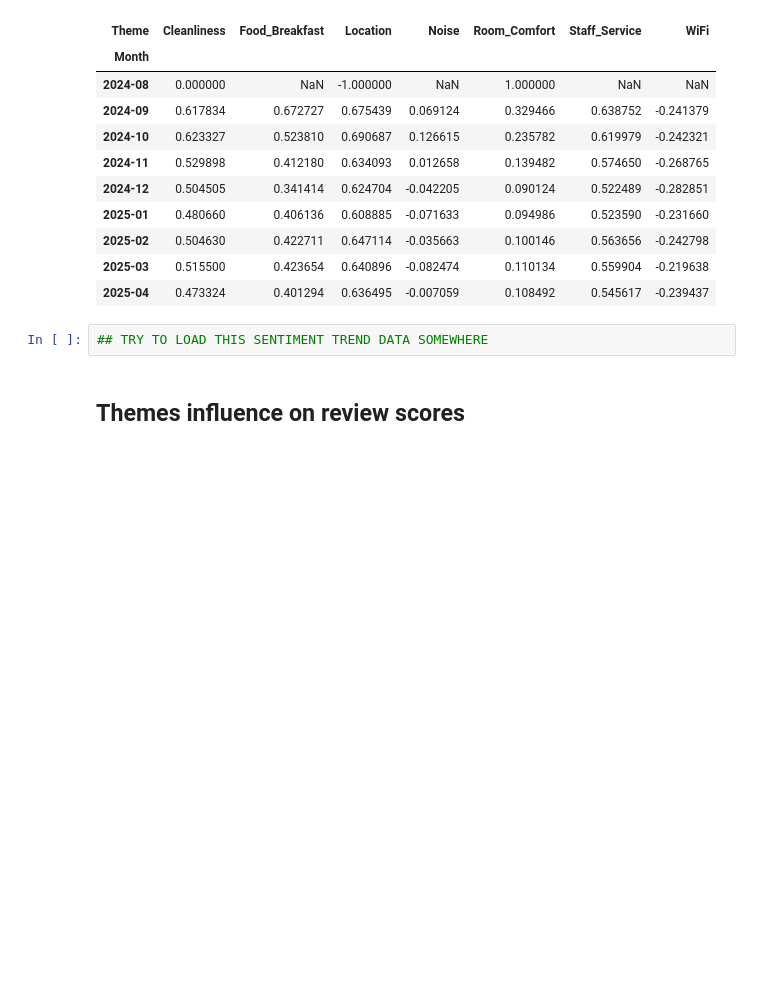
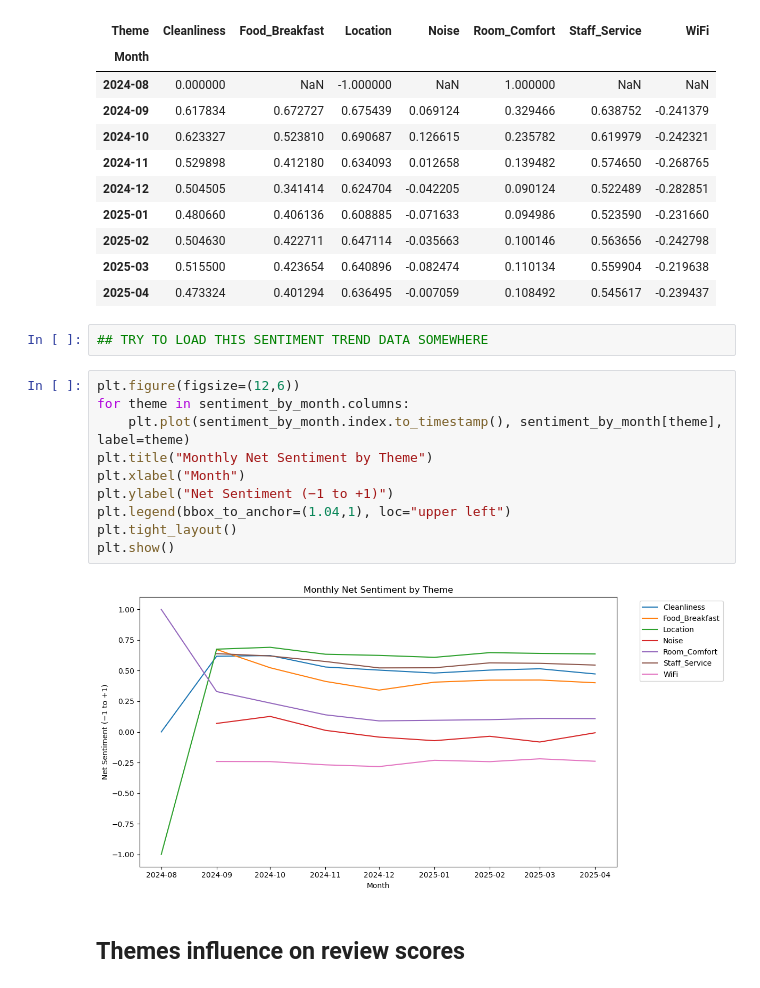
Before and after one commit to Xenonwizard/3107Project, a Jupyter notebook: jaren_pyfiles/transformation.ipynb, the cells around one changed output. Drawn from its saved outputs; the diff is of its cells as text; blank space fills up the shorter version.

```diff
--- a/jaren_pyfiles/transformation.ipynb
+++ b/jaren_pyfiles/transformation.ipynb
@@ -160,6 +160,18 @@ sentiment_by_month
 | 2025-04 | 0.473324 | 0.401294 | 0.636495 | -0.007059 | 0.108492 | 0.545617 | -0.239437 |
 # %%
 ## TRY TO LOAD THIS SENTIMENT TREND DATA SOMEWHERE
+# %%
+plt.figure(figsize=(12,6))
+for theme in sentiment_by_month.columns:
+    plt.plot(sentiment_by_month.index.to_timestamp(), sentiment_by_month[theme], label=theme)
+plt.title("Monthly Net Sentiment by Theme")
+plt.xlabel("Month")
+plt.ylabel("Net Sentiment (−1 to +1)")
+plt.legend(bbox_to_anchor=(1.04,1), loc="upper left")
+plt.tight_layout()
+plt.show()
+# %% [output]
+[figure, added]
 # %% [markdown]
 ## Themes influence on review scores
 # %%
```
Also changed, not shown: 2 other files.
